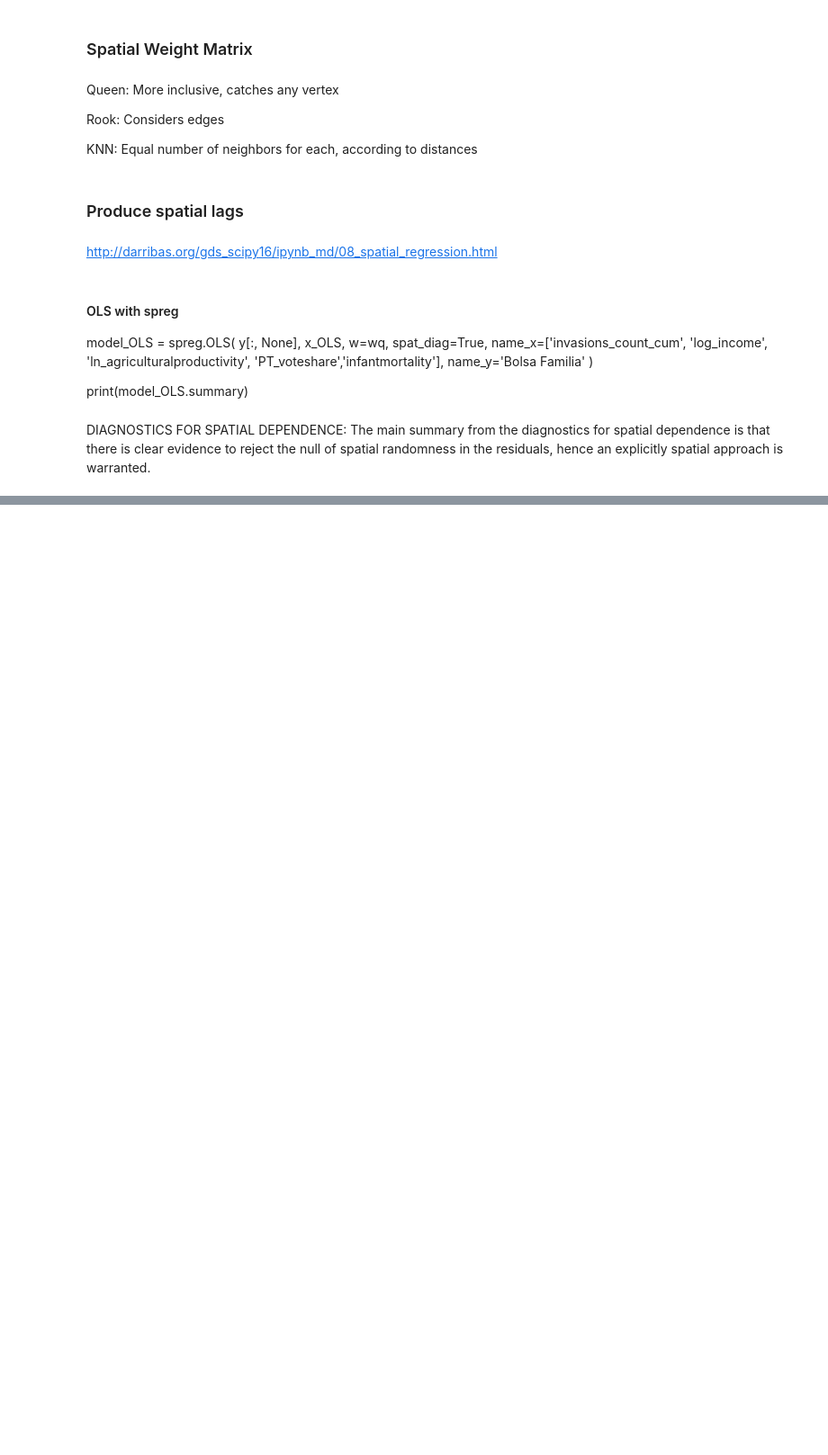
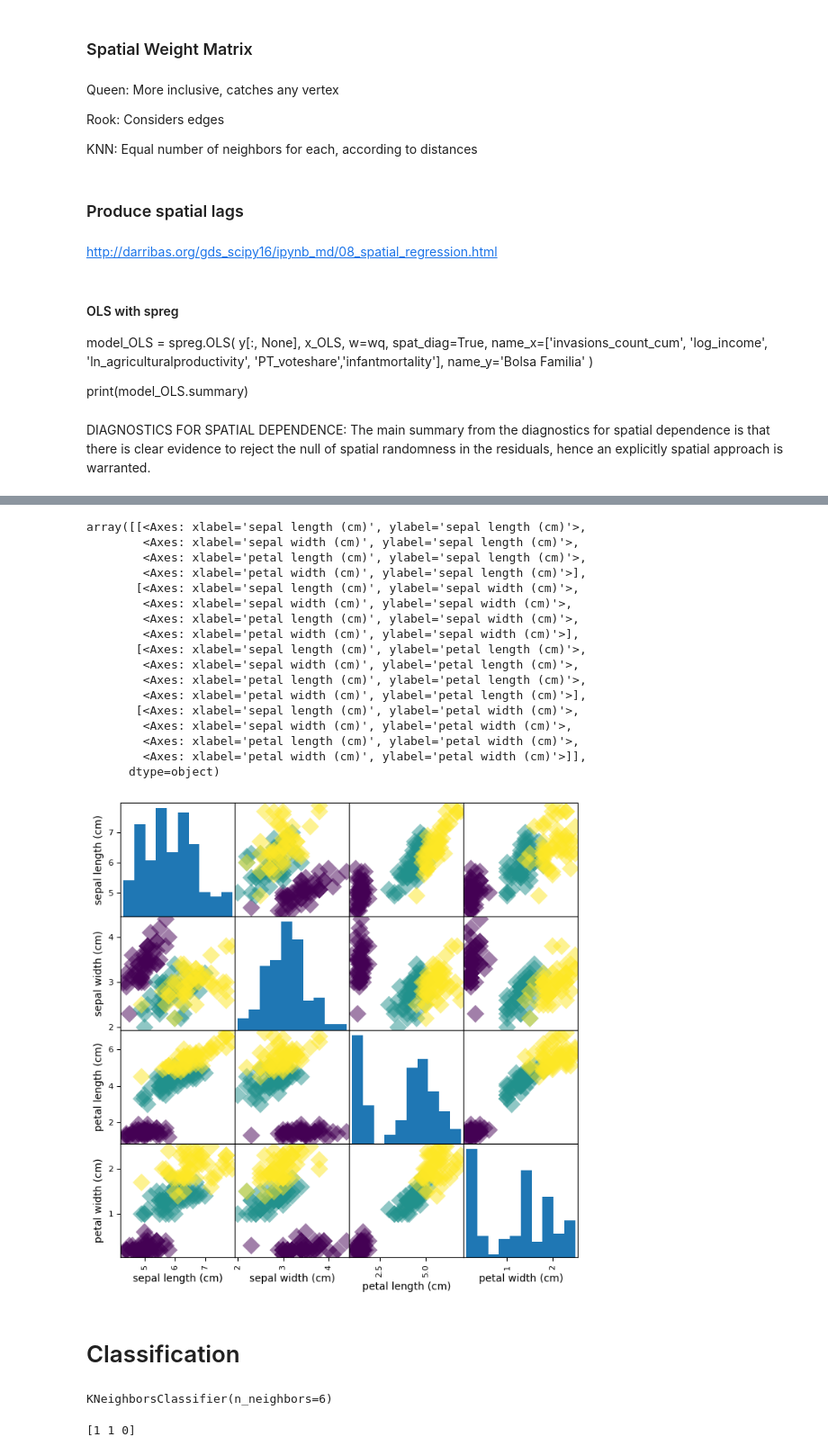
Before and after one commit to orhanakpinar/python.exercises, a Jupyter notebook: PythonForCSS/advancedDataAnalysisWithPython.ipynb, the cells around one changed output, grey strips where cells are left out. Shown at 90% size. Saved outputs shown, nothing was run; the diff lists cells and outputs as text; code cells hidden in the pictures; blank space fills up the shorter version.

```diff
--- a/PythonForCSS/advancedDataAnalysisWithPython.ipynb
+++ b/PythonForCSS/advancedDataAnalysisWithPython.ipynb
@@ -1722,0 +1916,2 @@ DIAGNOSTICS FOR SPATIAL DEPENDENCE: The main summary from the diagnostics for sp
+# %%
+iris=datasets.load_iris()
@@ -1722,0 +1938,41 @@ DIAGNOSTICS FOR SPATIAL DEPENDENCE: The main summary from the diagnostics for sp
+# %%
+X=iris.data
+y=iris.target
+df=pd.DataFrame(X, columns=iris.feature_names)
+pd.plotting.scatter_matrix(df, c=y, figsize=[8,8], s=150, marker='D') #resembles correlation matrix (heat map)
+# %% [output]
+array([[<Axes: xlabel='sepal length (cm)', ylabel='sepal length (cm)'>,
+        <Axes: xlabel='sepal width (cm)', ylabel='sepal length (cm)'>,
+        <Axes: xlabel='petal length (cm)', ylabel='sepal length (cm)'>,
+        <Axes: xlabel='petal width (cm)', ylabel='sepal length (cm)'>],
+       [<Axes: xlabel='sepal length (cm)', ylabel='sepal width (cm)'>,
+        <Axes: xlabel='sepal width (cm)', ylabel='sepal width (cm)'>,
+        <Axes: xlabel='petal length (cm)', ylabel='sepal width (cm)'>,
+        <Axes: xlabel='petal width (cm)', ylabel='sepal width (cm)'>],
+       [<Axes: xlabel='sepal length (cm)', ylabel='petal length (cm)'>,
+        <Axes: xlabel='sepal width (cm)', ylabel='petal length (cm)'>,
+        <Axes: xlabel='petal length (cm)', ylabel='petal length (cm)'>,
+        <Axes: xlabel='petal width (cm)', ylabel='petal length (cm)'>],
+       [<Axes: xlabel='sepal length (cm)', ylabel='petal width (cm)'>,
+        <Axes: xlabel='sepal width (cm)', ylabel='petal width (cm)'>,
+        <Axes: xlabel='petal length (cm)', ylabel='petal width (cm)'>,
+        <Axes: xlabel='petal width (cm)', ylabel='petal width (cm)'>]],
+      dtype=object)
+[figure, added]
+# %% [markdown]
+# Classification
+# %%
+from sklearn.neighbors import KNeighborsClassifier
+knn=KNeighborsClassifier(n_neighbors=6)
+knn.fit(iris['data'],iris['target'])
+# %% [output]
+KNeighborsClassifier(n_neighbors=6)
+# %%
+# Making predictions for a new group of observations
+X_new=np.array([[5.6,2.8,3.9,1.1],[5.7,2.6,3.8,1.3],[4.7,3.2,1.3,0.2]])
+
+prediction = knn.predict(X_new)
+
+print(prediction)
+# %% [output]
+[1 1 0]
```
Also changed, not shown: parts of 60 cells of this notebook.
